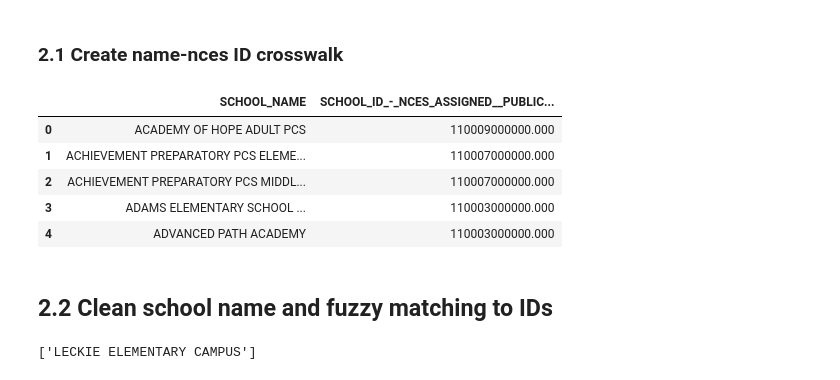
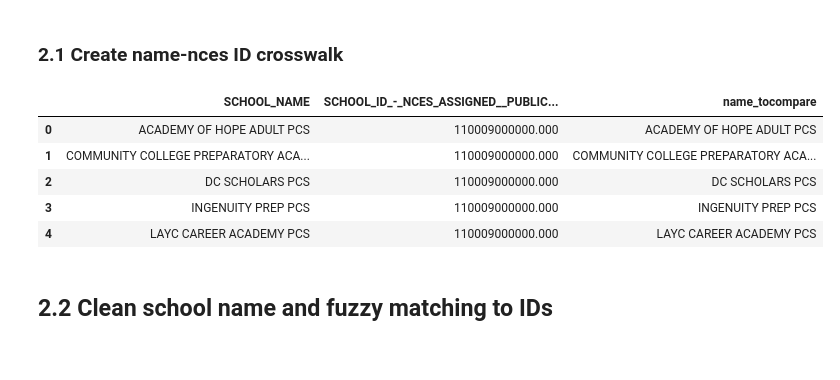
Before and after one commit to rebeccajohnson88/rights_towhat_chapter, a Jupyter notebook: code/03_merge_withdem.ipynb, the cells around one changed output. Saved outputs shown, nothing was run; the diff lists cells and outputs as text; code cells hidden in the pictures.

```diff
--- a/code/03_merge_withdem.ipynb
+++ b/code/03_merge_withdem.ipynb
@@ -96,0 +107,3 @@ def find_fuzzy_namematches(one_name: str, all_names: list,
+# %%
+## constants
+base_path = "/Users/raj2/Dropbox/dph_hearing_decisions/"
@@ -177,22 +183,39 @@ cc_data = pd.read_csv("../data/dc/intermediate/dc_ccd.csv")
+# %%
+## 75-col limit in export-- first 75 cols
+cc_data_1 = pd.read_csv(base_path + "data/dc/intermediate/dc_ccd.csv")
+
+##
+cc_data_2 = pd.read_csv(base_path + "data/dc/intermediate/dc_ccd_pull2.csv",
+                       encoding= 'unicode_escape')
+
+## find overlapping cols
+cc_data_1_topull = cc_data_1.columns.difference(cc_data_2.columns).tolist() + \
+                    ["School ID - NCES Assigned [Public School] Latest available year"]
+# %%
+## merge excluding
+cc_data_merged = pd.merge(cc_data_1[cc_data_1_topull],
+                          cc_data_2,
+                          on = "School ID - NCES Assigned [Public School] Latest available year",
+                         how = "left")
+# %%
+cc_cleancols = [re.sub("\\s+|\\[|\\]|\\(|\\)", "_", x).upper() for x in cc_data_merged.columns]
+cc_data_merged.columns = cc_cleancols
 # %%
-cc_cleancols = [re.sub("\\s+|\\[|\\]", "_", x).upper() for x in cc_data.columns]
-cc_data.columns = cc_cleancols
+
 
 ## create crosswalk to do matching
-cc_crosswalk = cc_data[['SCHOOL_NAME',
-                        'SCHOOL_ID_-_NCES_ASSIGNED__PUBLIC_SCHOOL__LATEST_AVAILABLE_YEAR']].copy()
-cc_crosswalk.head()
-
-
+cc_crosswalk = cc_data_merged[['SCHOOL_NAME',
+                        'SCHOOL_ID_-_NCES_ASSIGNED__PUBLIC_SCHOOL__LATEST_AVAILABLE_YEAR']].copy().drop_duplicates()
 
 
 cc_crosswalk['name_tocompare'] = [replace_schooltype(one_school) for one_school in cc_crosswalk.SCHOOL_NAME]
+cc_crosswalk.head()
 # %% [output]
-|  | SCHOOL_NAME | SCHOOL_ID_-_NCES_ASSIGNED__PUBLIC... |
-| 0 | ACADEMY OF HOPE ADULT PCS | 110009000000.000 |
-| 1 | ACHIEVEMENT PREPARATORY PCS ELEME... | 110007000000.000 |
-| 2 | ACHIEVEMENT PREPARATORY PCS MIDDL... | 110007000000.000 |
-| 3 | ADAMS ELEMENTARY SCHOOL ... | 110003000000.000 |
-| 4 | ADVANCED PATH ACADEMY | 110003000000.000 |
+|  | SCHOOL_NAME | SCHOOL_ID_-_NCES_ASSIGNED__PUBLIC... | name_tocompare |
+| 0 | ACADEMY OF HOPE ADULT PCS | 110009000000.000 | ACADEMY OF HOPE ADULT PCS |
+| 1 | COMMUNITY COLLEGE PREPARATORY ACA... | 110009000000.000 | COMMUNITY COLLEGE PREPARATORY ACA... |
+| 2 | DC SCHOLARS PCS | 110009000000.000 | DC SCHOLARS PCS |
+| 3 | INGENUITY PREP PCS | 110009000000.000 | INGENUITY PREP PCS |
+| 4 | LAYC CAREER ACADEMY PCS | 110009000000.000 | LAYC CAREER ACADEMY PCS |
 # %% [markdown]
 ## 2.2 Clean school name and fuzzy matching to IDs
@@ -233,4 +221,0 @@ t0 = time.time()
-# %%
-[school for school in all_names if "LECKIE" in school]
-# %% [output]
-['LECKIE ELEMENTARY CAMPUS']
```
Also changed, not shown: parts of 86 cells of this notebook.
